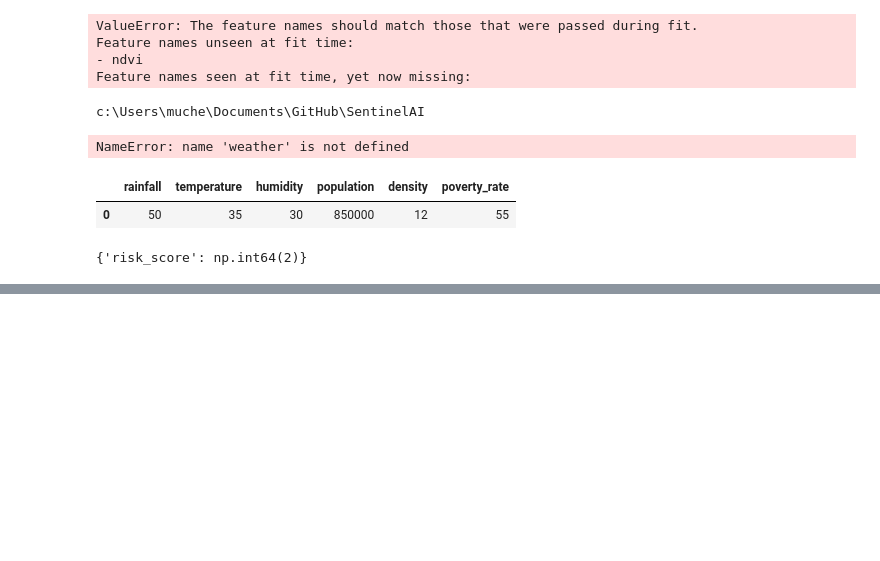
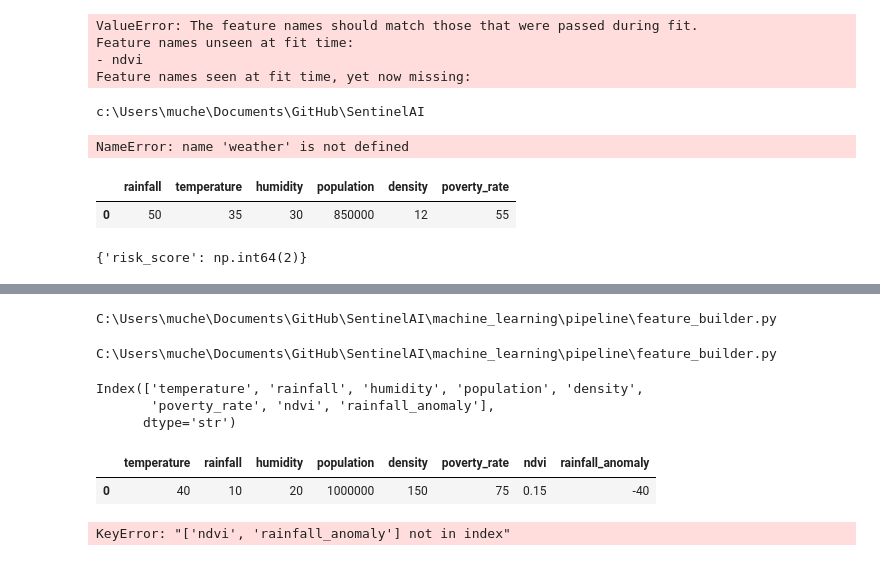
Before and after one commit to Lewis-123/SentinelAI, a Jupyter notebook: notebooks/09_risk_pipeline_test.ipynb, the cells around one changed output, grey strips where cells are left out. Cells and saved outputs as stored; diff of their text form; code cells hidden in the pictures; blank space fills up the shorter version.

```diff
--- a/notebooks/09_risk_pipeline_test.ipynb
+++ b/notebooks/09_risk_pipeline_test.ipynb
@@ -181,0 +222,30 @@ result
+# %%
+weather = {
+
+    "temperature":40,
+
+    "humidity":20,
+
+    "rainfall":10
+
+}
+
+
+population = {
+
+    "population":1000000,
+
+    "density":150,
+
+    "poverty_rate":75
+
+}
+
+
+satellite = {
+
+    "ndvi":0.15,
+
+    "rainfall_anomaly":-40
+
+}
@@ -181,0 +357,50 @@ result
+# %%
+import machine_learning.pipeline.feature_builder as fb
+
+print(fb.__file__)
+# %% [output]
+C:\Users\muche\Documents\GitHub\SentinelAI\machine_learning\pipeline\feature_builder.py
+# %%
+import importlib
+
+import machine_learning.pipeline.feature_builder as fb
+
+
+importlib.reload(fb)
+
+
+print(fb.__file__)
+# %% [output]
+C:\Users\muche\Documents\GitHub\SentinelAI\machine_learning\pipeline\feature_builder.py
+# %%
+features = fb.build_features(
+    weather,
+    population,
+    satellite
+)
+
+
+print(features.columns)
+
+features
+# %% [output]
+Index(['temperature', 'rainfall', 'humidity', 'population', 'density',
+       'poverty_rate', 'ndvi', 'rainfall_anomaly'],
+      dtype='str')
+|  | temperature | rainfall | humidity | population | density | poverty_rate | ndvi | rainfall_anomaly |
+| 0 | 40 | 10 | 20 | 1000000 | 150 | 75 | 0.15 | -40 |
+# %%
+result = run_risk_pipeline(
+
+    weather,
+
+    population,
+
+    satellite
+
+)
+
+
+result
+# %% [output]
+KeyError: "['ndvi', 'rainfall_anomaly'] not in index"
```
Also changed, not shown: parts of 23 cells of this notebook, 17 other files.
